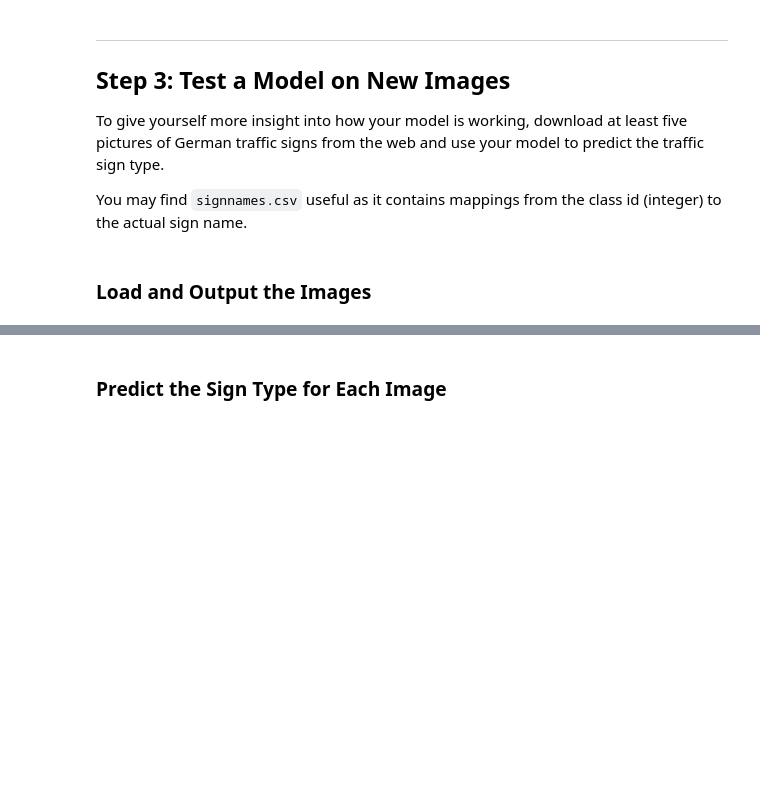
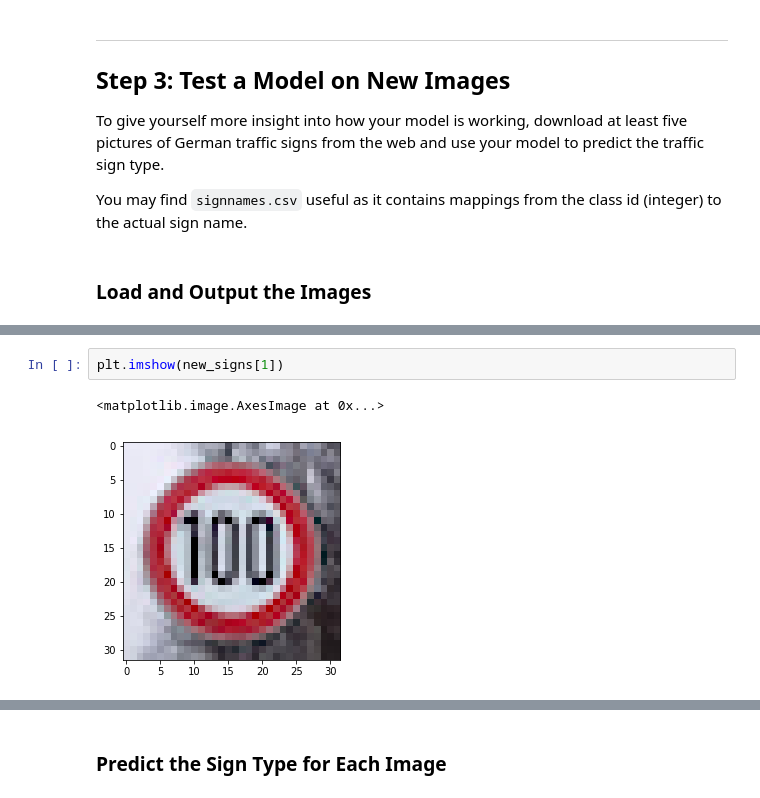
Before and after one commit to Profshen/CarND-Term1-P2, a Jupyter notebook: Traffic_Sign_Classifier.ipynb, the cells around one changed output, grey strips where cells are left out. Saved outputs shown, nothing was run; the diff lists cells and outputs as text; blank space fills up the shorter version.

```diff
--- a/Traffic_Sign_Classifier.ipynb
+++ b/Traffic_Sign_Classifier.ipynb
@@ -399,0 +427,5 @@ You may find `signnames.csv` useful as it contains mappings from the class id (i
+# %%
+plt.imshow(new_signs[1])
+# %% [output]
+<matplotlib.image.AxesImage at 0x...>
+[figure, added]
```
Also changed, not shown: parts of 25 cells of this notebook, 34 other files.
